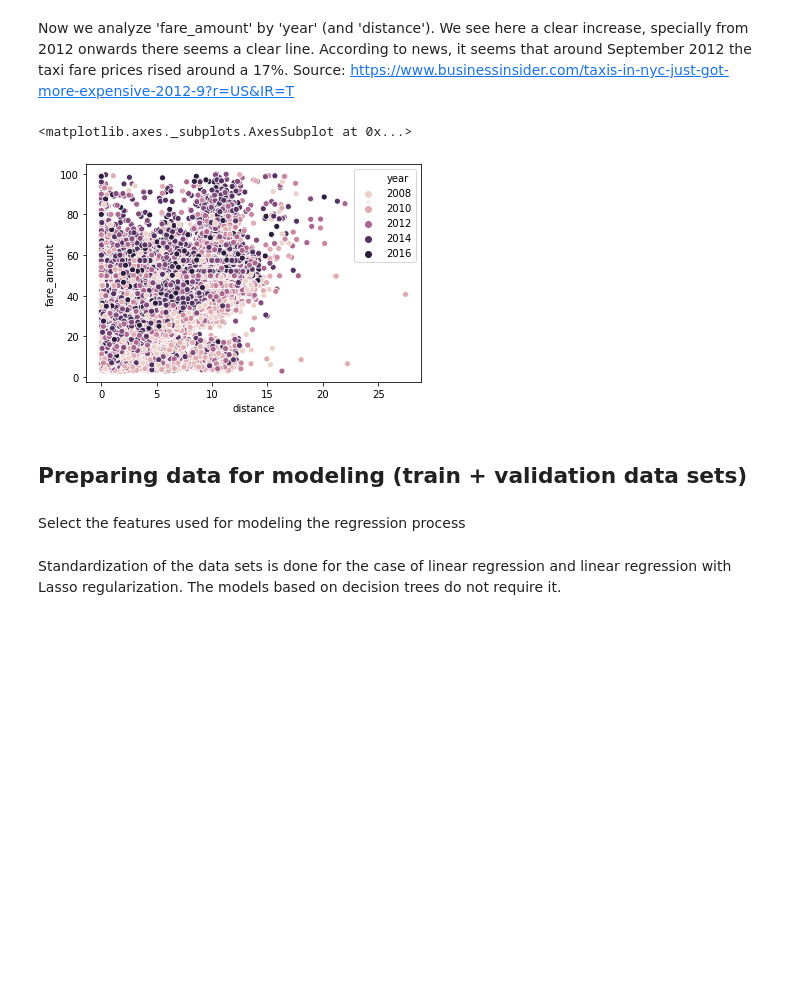
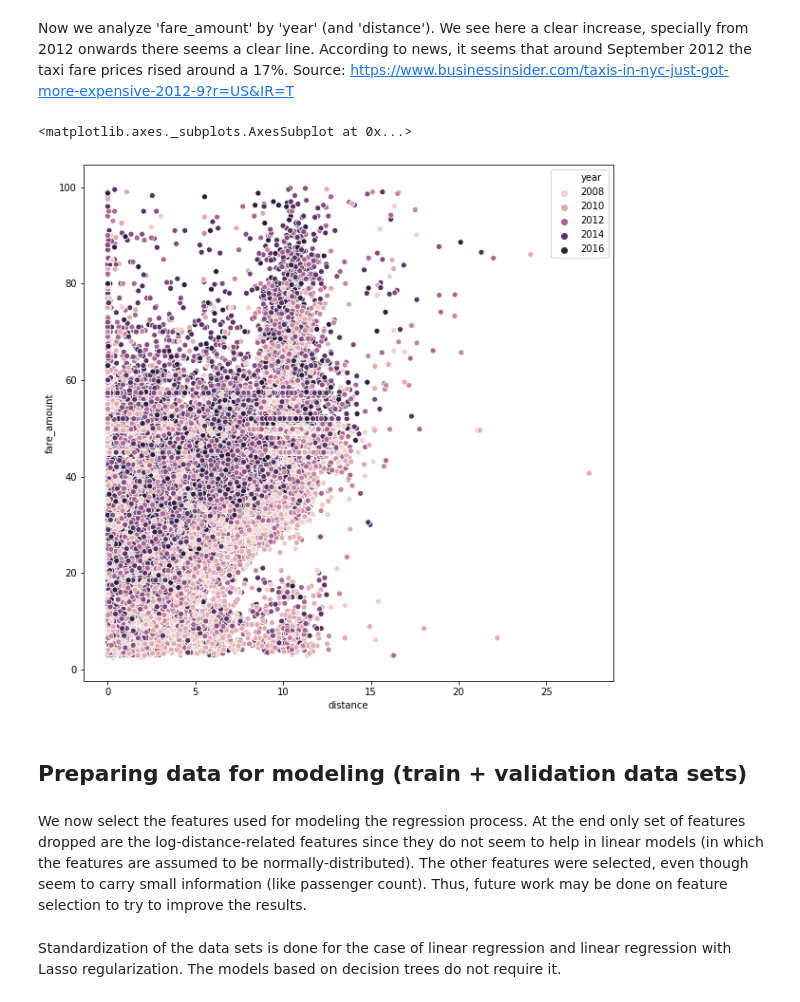
Before and after one commit to ana-rlopez/NYC_taxi_fare_prediction, a Jupyter notebook: NYC_taxi_fare_prediction.ipynb, the cells around one changed output. Cells and saved outputs as stored; diff of their text form; code cells hidden in the pictures; blank space fills up the shorter version.

```diff
--- a/NYC_taxi_fare_prediction.ipynb
+++ b/NYC_taxi_fare_prediction.ipynb
@@ -452,14 +454,16 @@ train['month'].hist(ax=axes.flatten()[1], bins=50)
 # %% [markdown]
 Now we analyze 'fare_amount' by 'year' (and 'distance'). We see here a clear increase, specially from 2012 onwards there seems a clear line. According to news, it seems that around September 2012 the taxi fare prices rised around a 17%. Source: https://www.businessinsider.com/taxis-in-nyc-just-got-more-expensive-2012-9?r=US&IR=T
 # %%
-sns.scatterplot(x="distance", y="fare_amount", data=train, hue='year')
+fig, ax = plt.subplots(nrows=1, ncols=1,figsize=(10,10))
+sns.scatterplot(x="distance", y="fare_amount", data=train, hue='year',ax=ax)
 # %% [output]
 <matplotlib.axes._subplots.AxesSubplot at 0x...>
-[figure, old version]
+[figure, new version]
 # %% [markdown]
 ## Preparing data for modeling (train + validation data sets)
 # %%
 train2, val = train_test_split(train, test_size=0.3)
-# %% [markdown]
-Select the features used for modeling the regression process
+# %% [markdown]
+We now select the features used for modeling the regression process. At the end only set of features dropped are the log-distance-related features since they do not seem to help in linear models (in which the features are
+assumed to be normally-distributed). The other features were selected, even though seem to carry small information (like passenger count). Thus, future work may be done on feature selection to try to improve the results.
 # %%
```
Also changed, not shown: parts of 49 cells of this notebook.
